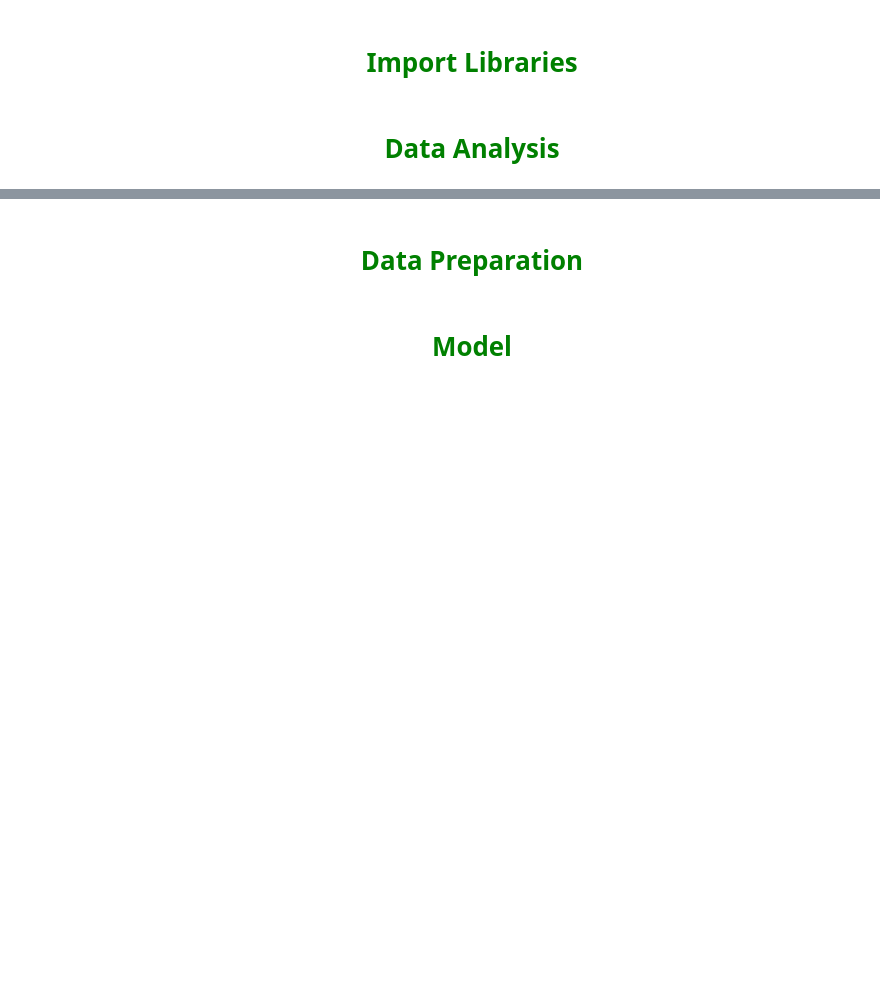
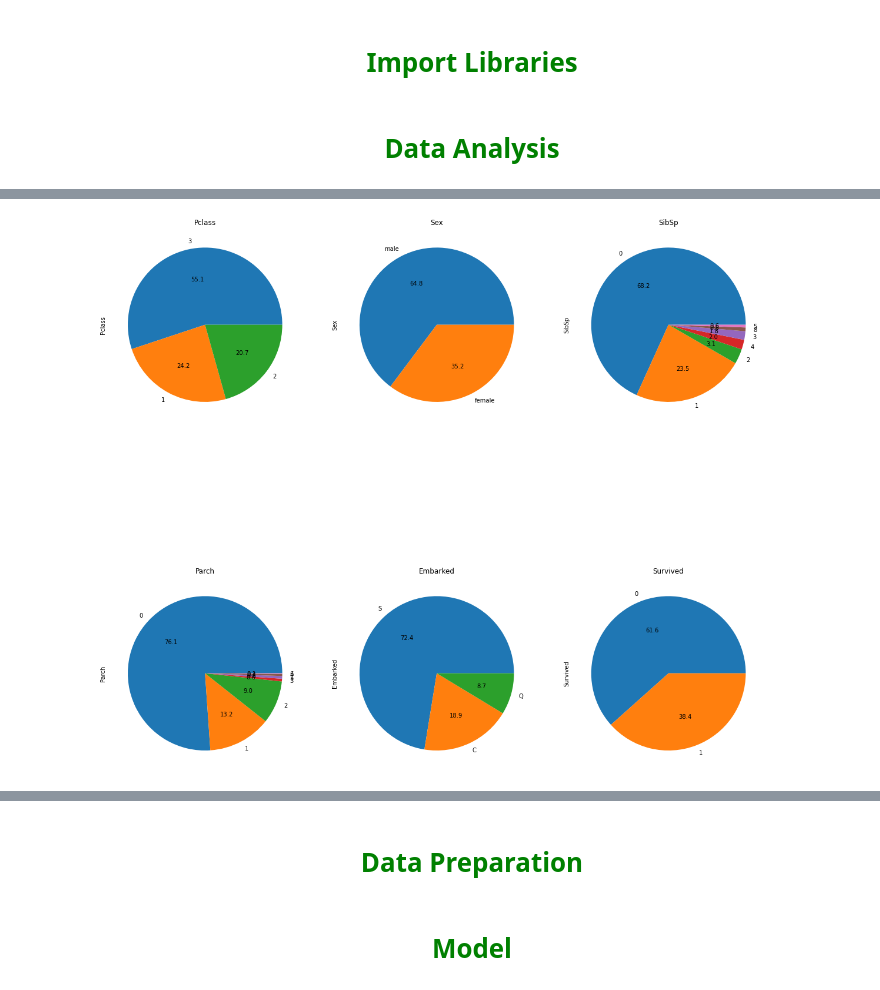
Before and after one commit to RRaphaell/kaggle_titanic, a Jupyter notebook: titanic_survival_prediction.ipynb, the cells around one changed output, grey strips where cells are left out. Cells and saved outputs as stored; diff of their text form; code cells hidden in the pictures; blank space fills up the shorter version.

```diff
--- a/titanic_survival_prediction.ipynb
+++ b/titanic_survival_prediction.ipynb
@@ -66,0 +153,4 @@ Source: https://www.kaggle.com/c/titanic/overview
+# %%
+plot_categorical(df_train, Pclass="Pclass", Sex="Sex", SibSp="SibSp", Parch="Parch", Embarked="Embarked", Survived="Survived")
+# %% [output]
+[figure, added]
```
Also changed, not shown: parts of 10 cells of this notebook.
